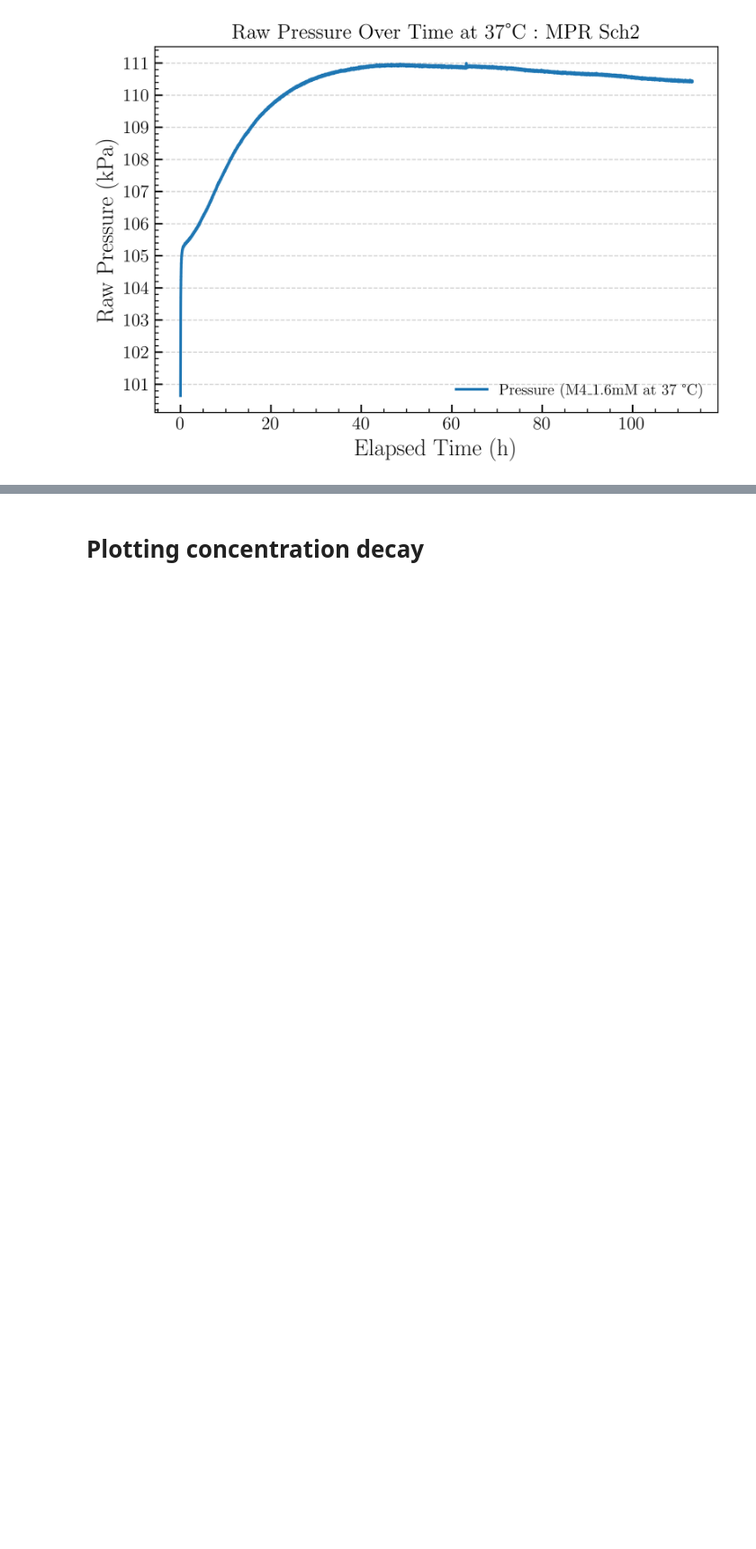
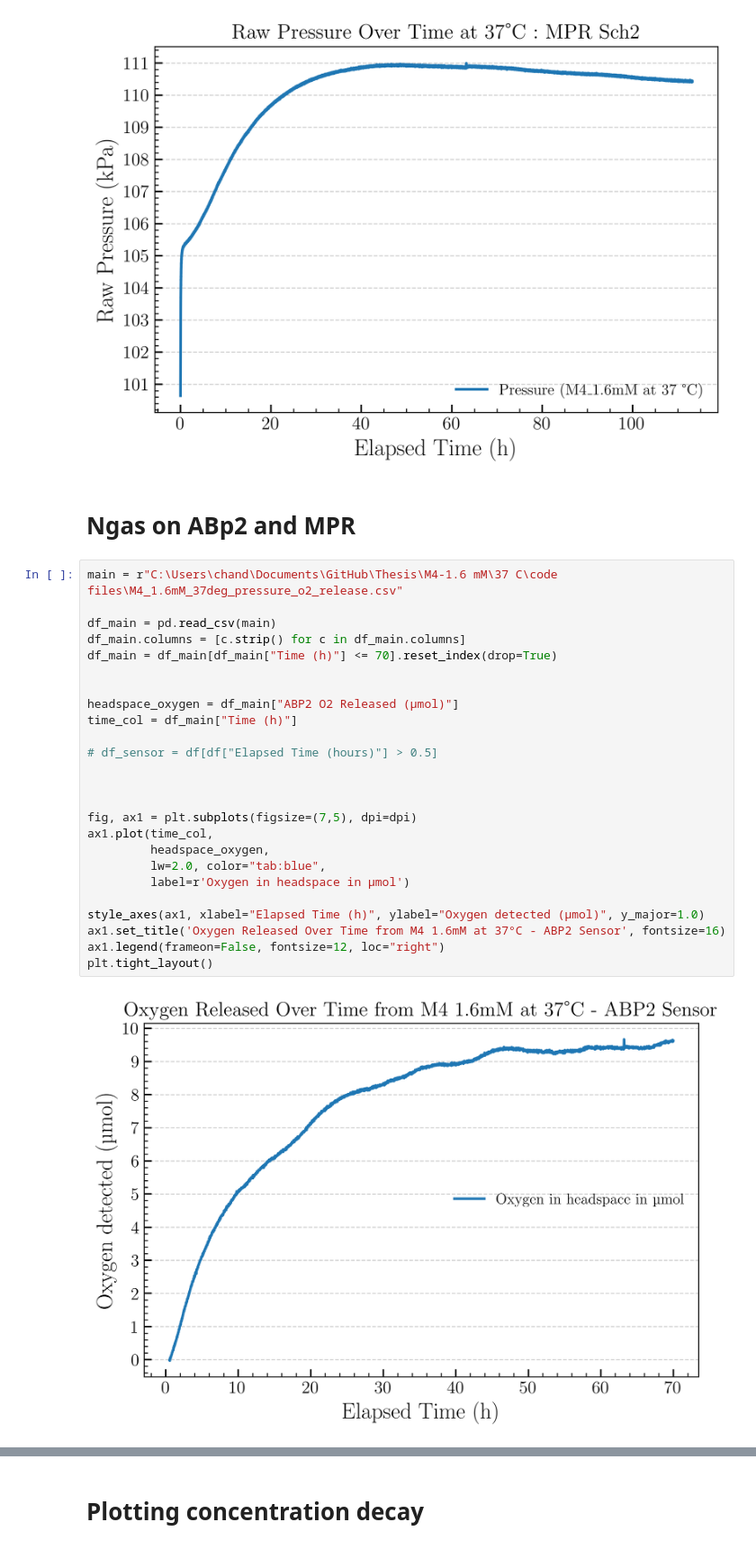
Before and after one commit to ChandrikaSethumadhavan/Master_Thesis, a Jupyter notebook: M4-1.6 mM/37 C/code files/M4_EDA.ipynb, the cells around one changed output, grey strips where cells are left out. Shown at 90% size. Saved outputs shown, nothing was run; the diff lists cells and outputs as text; blank space fills up the shorter version.

```diff
--- a/M4-1.6 mM/37 C/code files/M4_EDA.ipynb
+++ b/M4-1.6 mM/37 C/code files/M4_EDA.ipynb
@@ -179,3 +179,32 @@ plt.tight_layout()
 plt.show()
 # %% [output]
 [figure]
+# %% [markdown]
+# Ngas on ABp2 and MPR
+# %%
+main = r"C:\Users\chand\Documents\GitHub\Thesis\M4-1.6 mM\37 C\code files\M4_1.6mM_37deg_pressure_o2_release.csv"
+
+df_main = pd.read_csv(main)
+df_main.columns = [c.strip() for c in df_main.columns]
+df_main = df_main[df_main["Time (h)"] <= 70].reset_index(drop=True)
+
+
+headspace_oxygen = df_main["ABP2 O2 Released (µmol)"]
+time_col = df_main["Time (h)"]
+
+# df_sensor = df[df["Elapsed Time (hours)"] > 0.5]
+
+
+
+fig, ax1 = plt.subplots(figsize=(7,5), dpi=dpi)
+ax1.plot(time_col,
+         headspace_oxygen,
+         lw=2.0, color="tab:blue",
+         label=r'Oxygen in headspace in µmol')
+
+style_axes(ax1, xlabel="Elapsed Time (h)", ylabel="Oxygen detected (µmol)", y_major=1.0)
+ax1.set_title('Oxygen Released Over Time from M4 1.6mM at 37°C - ABP2 Sensor', fontsize=16)
+ax1.legend(frameon=False, fontsize=12, loc="right")
+plt.tight_layout()
+# %% [output]
+[figure, added]
```
Also changed, not shown: parts of 1 cell of this notebook.
